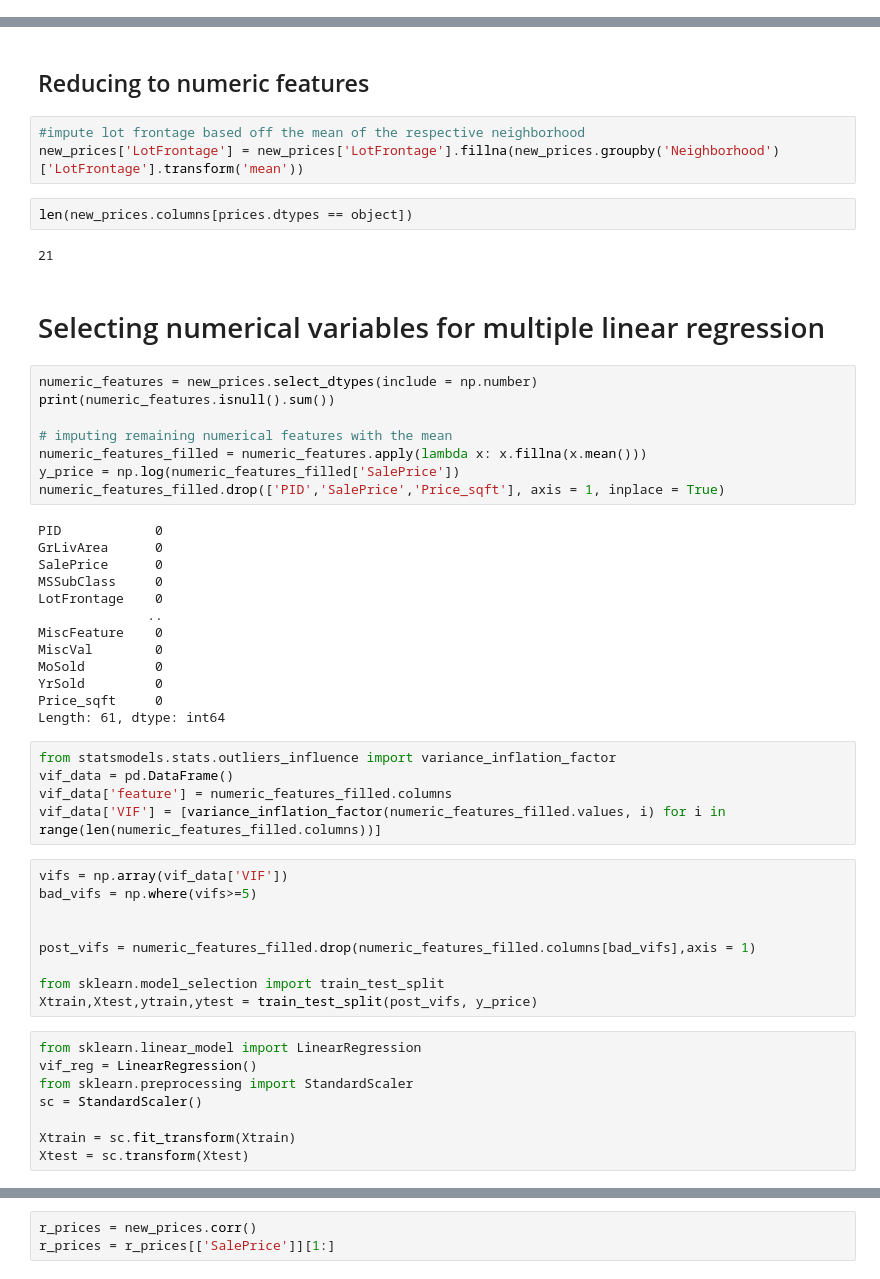
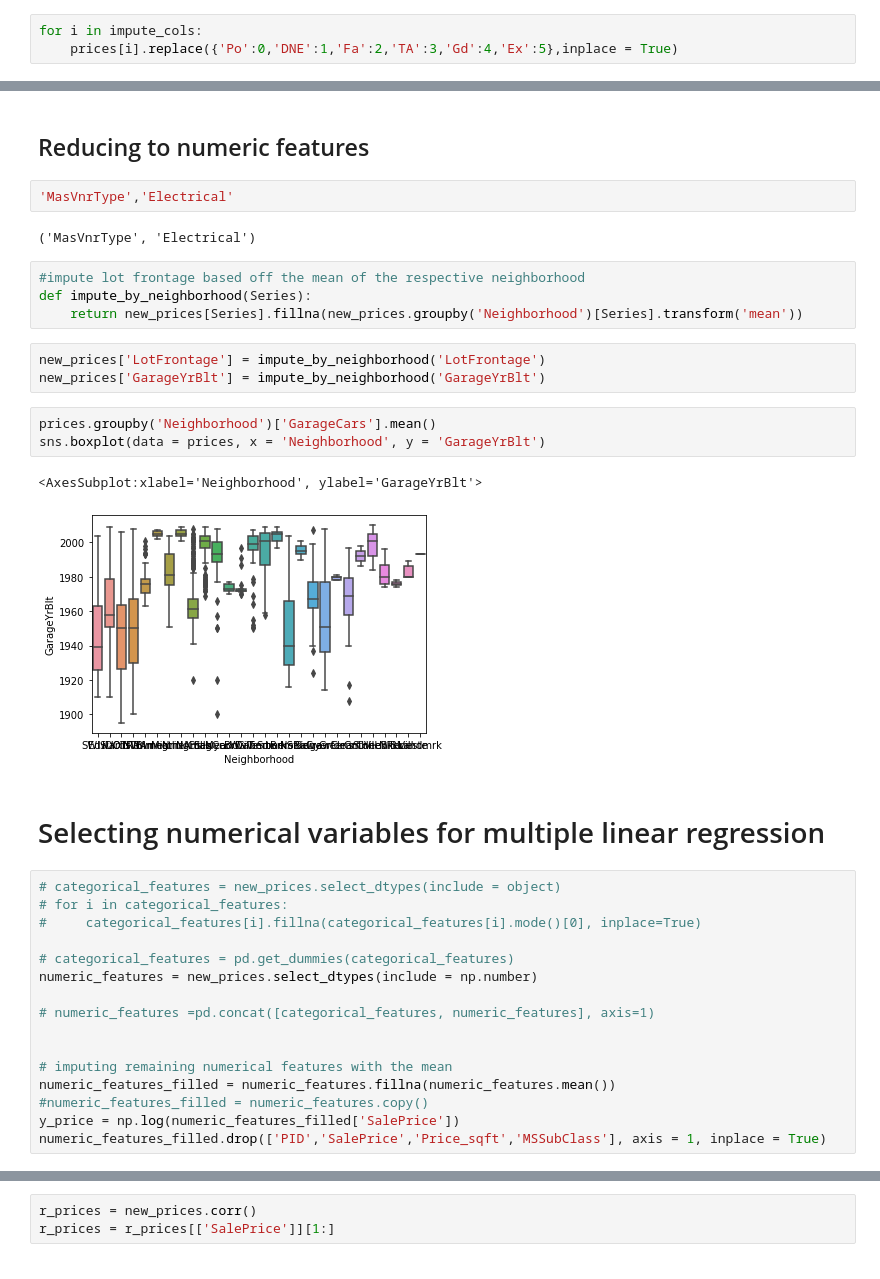
Before and after one commit to DarishSakeesing/housing-price-prediction, a Jupyter notebook: DouglasPizac/house_prices_EDA.ipynb, the cells around one changed output, grey strips where cells are left out. Cells and saved outputs as stored; diff of their text form.

```diff
--- a/DouglasPizac/house_prices_EDA.ipynb
+++ b/DouglasPizac/house_prices_EDA.ipynb
@@ -56 +140,4 @@ prices['HeatingQC'] = ordinal_scale('HeatingQC')
+# %%
+for i in impute_cols:
+    prices[i].replace({'Po':0,'DNE':1,'Fa':2,'TA':3,'Gd':4,'Ex':5},inplace = True)
 # %%
@@ -137,55 +202,38 @@ check_frontage('Sawyer')
 [figure]
 # %% [markdown]
 ## Reducing to numeric features
+# %%
+'MasVnrType','Electrical'
+# %% [output]
+('MasVnrType', 'Electrical')
 # %%
 #impute lot frontage based off the mean of the respective neighborhood
-new_prices['LotFrontage'] = new_prices['LotFrontage'].fillna(new_prices.groupby('Neighborhood')['LotFrontage'].transform('mean'))
+def impute_by_neighborhood(Series):
+    return new_prices[Series].fillna(new_prices.groupby('Neighborhood')[Series].transform('mean'))
-# %%
-len(new_prices.columns[prices.dtypes == object])
-# %% [output]
-21
+# %%
+new_prices['LotFrontage'] = impute_by_neighborhood('LotFrontage')
+new_prices['GarageYrBlt'] = impute_by_neighborhood('GarageYrBlt')
+# %%
+prices.groupby('Neighborhood')['GarageCars'].mean()
+sns.boxplot(data = prices, x = 'Neighborhood', y = 'GarageYrBlt')
+# %% [output]
+<AxesSubplot:xlabel='Neighborhood', ylabel='GarageYrBlt'>
+[figure, added]
 # %% [markdown]
 # Selecting numerical variables for multiple linear regression
 # %%
+# categorical_features = new_prices.select_dtypes(include = object)
+# for i in categorical_features:
+#     categorical_features[i].fillna(categorical_features[i].mode()[0], inplace=True)
+
+# categorical_features = pd.get_dummies(categorical_features)
 numeric_features = new_prices.select_dtypes(include = np.number)
-print(numeric_features.isnull().sum())
+
+# numeric_features =pd.concat([categorical_features, numeric_features], axis=1)
+
 
 # imputing remaining numerical features with the mean
-numeric_features_filled = numeric_features.apply(lambda x: x.fillna(x.mean()))
+numeric_features_filled = numeric_features.fillna(numeric_features.mean())
+#numeric_features_filled = numeric_features.copy()
 y_price = np.log(numeric_features_filled['SalePrice'])
-numeric_features_filled.drop(['PID','SalePrice','Price_sqft'], axis = 1, inplace = True)
+numeric_features_filled.drop(['PID','SalePrice','Price_sqft','MSSubClass'], axis = 1, inplace = True)
-# %% [output]
-PID            0
-GrLivArea      0
-SalePrice      0
-MSSubClass     0
-LotFrontage    0
-              ..
-MiscFeature    0
-MiscVal        0
-MoSold         0
-YrSold         0
-Price_sqft     0
-Length: 61, dtype: int64
-# %%
-from statsmodels.stats.outliers_influence import variance_inflation_factor
-vif_data = pd.DataFrame()
-vif_data['feature'] = numeric_features_filled.columns
-vif_data['VIF'] = [variance_inflation_factor(numeric_features_filled.values, i) for i in range(len(numeric_features_filled.columns))]
-# %%
-vifs = np.array(vif_data['VIF'])
-bad_vifs = np.where(vifs>=5)
-
-
-post_vifs = numeric_features_filled.drop(numeric_features_filled.columns[bad_vifs],axis = 1)
-
-from sklearn.model_selection import train_test_split
-Xtrain,Xtest,ytrain,ytest = train_test_split(post_vifs, y_price)
-# %%
-from sklearn.linear_model import LinearRegression
-vif_reg = LinearRegression()
-from sklearn.preprocessing import StandardScaler
-sc = StandardScaler()
-
-Xtrain = sc.fit_transform(Xtrain)
-Xtest = sc.transform(Xtest)
```
Also changed, not shown: parts of 59 cells of this notebook.
